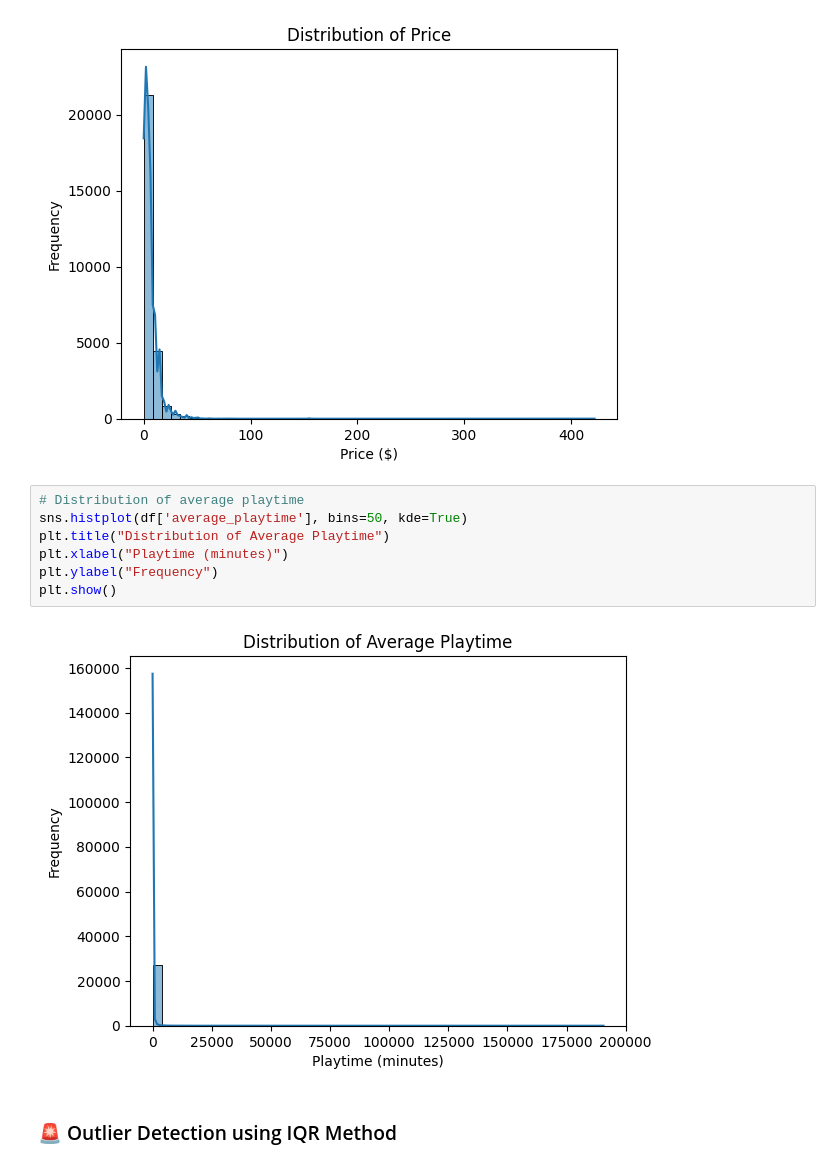
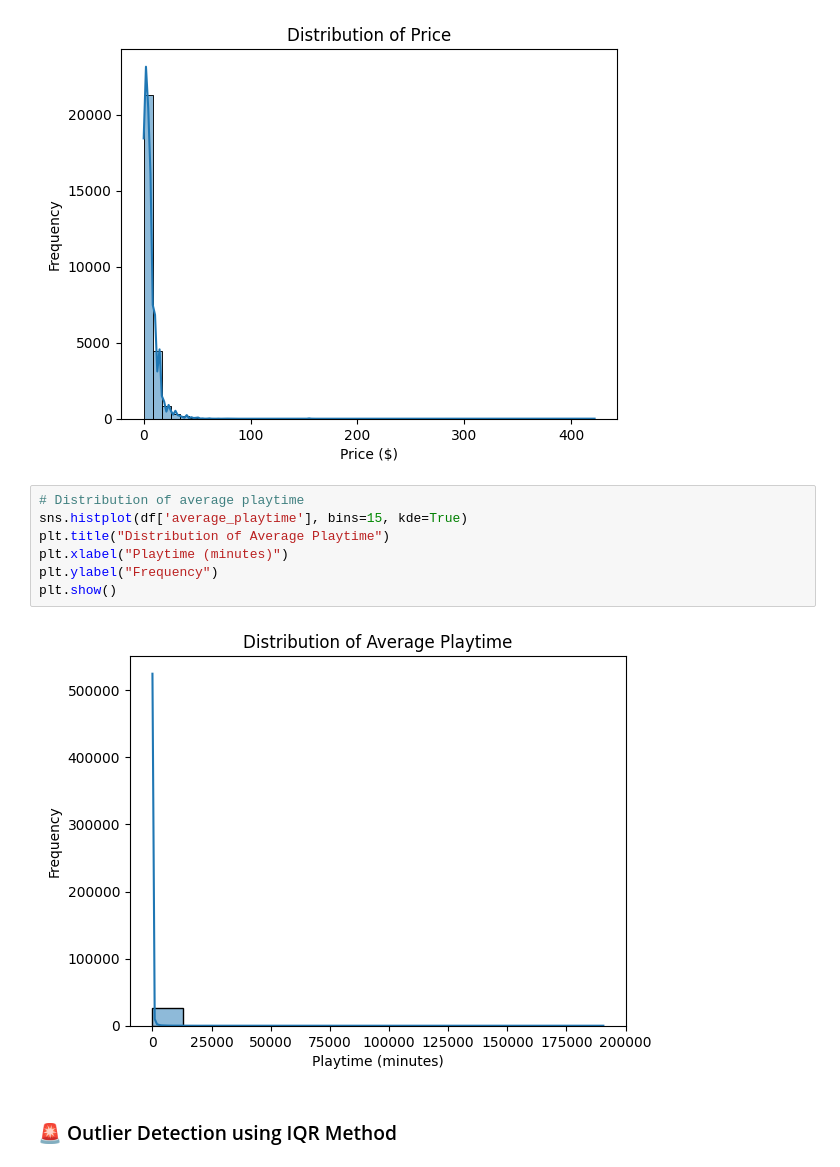
Before and after one commit to Ahsan-Naeem-01/Steam-Dataset-Analysis, a Jupyter notebook: notebook.ipynb, the cells around one changed output. Drawn from its saved outputs; the diff is of its cells as text.

```diff
--- a/notebook.ipynb
+++ b/notebook.ipynb
@@ -169,13 +169,13 @@ plt.show()
 [figure]
 # %%
 # Distribution of average playtime
-sns.histplot(df['average_playtime'], bins=50, kde=True)
+sns.histplot(df['average_playtime'], bins=15, kde=True)
 plt.title("Distribution of Average Playtime")
 plt.xlabel("Playtime (minutes)")
 plt.ylabel("Frequency")
 plt.show()
 # %% [output]
-[figure, old version]
+[figure, new version]
 # %% [markdown]
 ### 🚨 Outlier Detection using IQR Method
 # %%
```
Also changed, not shown: parts of 5 cells of this notebook, 1 other file.
